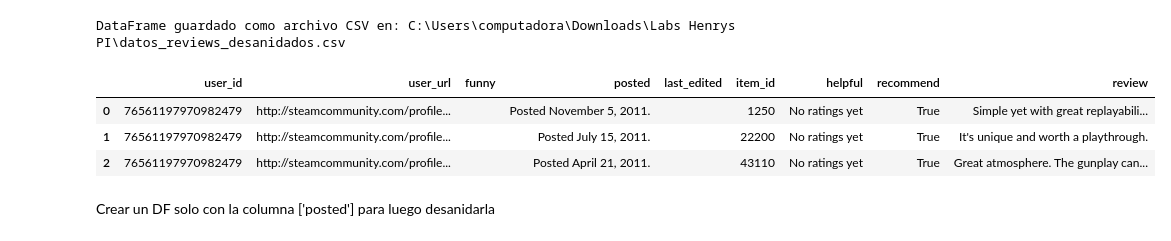
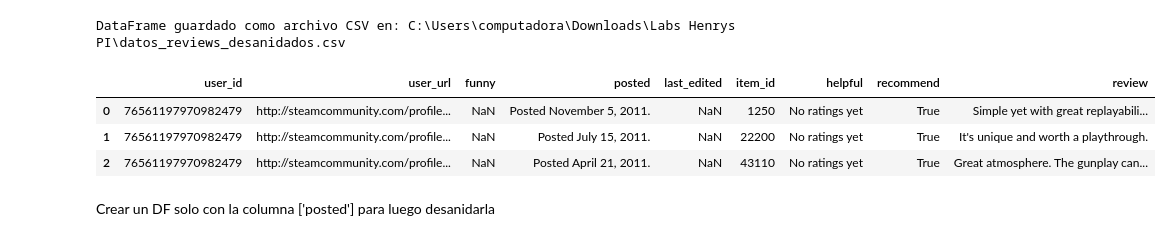
Before and after one commit to jcchmd29/ProyectoIndividualML.JC, a Jupyter notebook: ETLyEDA_reviews.ipynb, the cells around one changed output. Saved outputs shown, nothing was run; the diff lists cells and outputs as text; code cells hidden in the pictures.

```diff
--- a/ETLyEDA_reviews.ipynb
+++ b/ETLyEDA_reviews.ipynb
@@ -214,12 +238,13 @@ print("DataFrame guardado como archivo CSV en:", ruta_csv)
 # %% [output]
 DataFrame guardado como archivo CSV en: C:\Users\computadora\Downloads\Labs Henrys PI\datos_reviews_desanidados.csv
 # %%
+datos_reviews_desanidados = pd.read_csv('../ProyectoIndividualML.JC/datos_reviews_desanidados.csv')
 datos_reviews_desanidados.head(3)
 # %% [output]
 |  | user_id | user_url | funny | posted | last_edited | item_id | helpful | recommend | review |
-| 0 | 76561197970982479 | http://steamcommunity.com/profile... |  | Posted November 5, 2011. |  | 1250 | No ratings yet | True | Simple yet with great replayabili... |
-| 1 | 76561197970982479 | http://steamcommunity.com/profile... |  | Posted July 15, 2011. |  | 22200 | No ratings yet | True | It's unique and worth a playthrough. |
-| 2 | 76561197970982479 | http://steamcommunity.com/profile... |  | Posted April 21, 2011. |  | 43110 | No ratings yet | True | Great atmosphere. The gunplay can... |
+| 0 | 76561197970982479 | http://steamcommunity.com/profile... | NaN | Posted November 5, 2011. | NaN | 1250 | No ratings yet | True | Simple yet with great replayabili... |
+| 1 | 76561197970982479 | http://steamcommunity.com/profile... | NaN | Posted July 15, 2011. | NaN | 22200 | No ratings yet | True | It's unique and worth a playthrough. |
+| 2 | 76561197970982479 | http://steamcommunity.com/profile... | NaN | Posted April 21, 2011. | NaN | 43110 | No ratings yet | True | Great atmosphere. The gunplay can... |
 # %% [markdown]
 Crear un DF solo con la columna ['posted'] para luego desanidarla
 # %%
```
Also changed, not shown: parts of 47 cells of this notebook, 3 other files.
